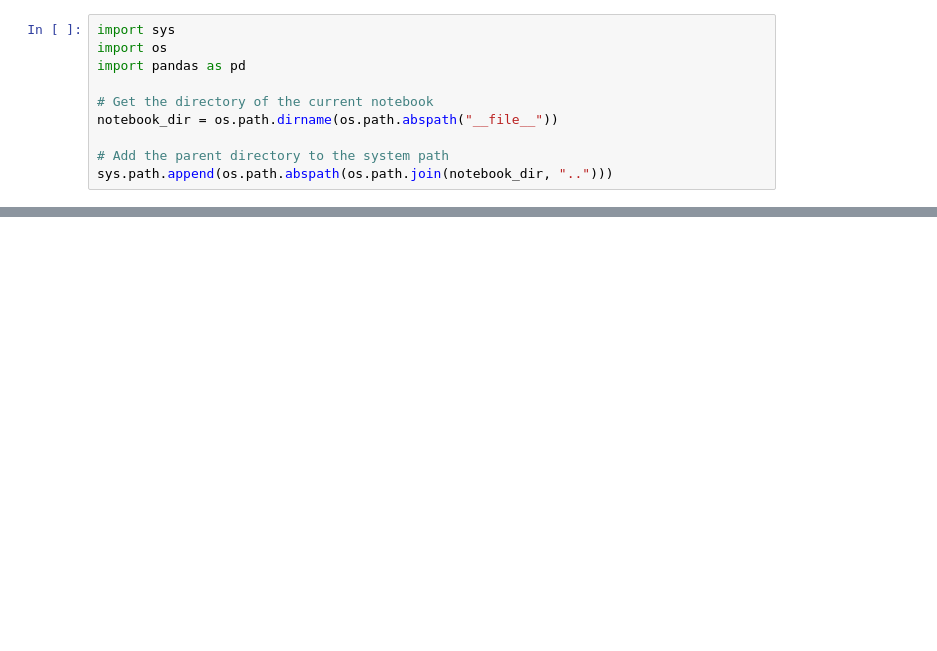
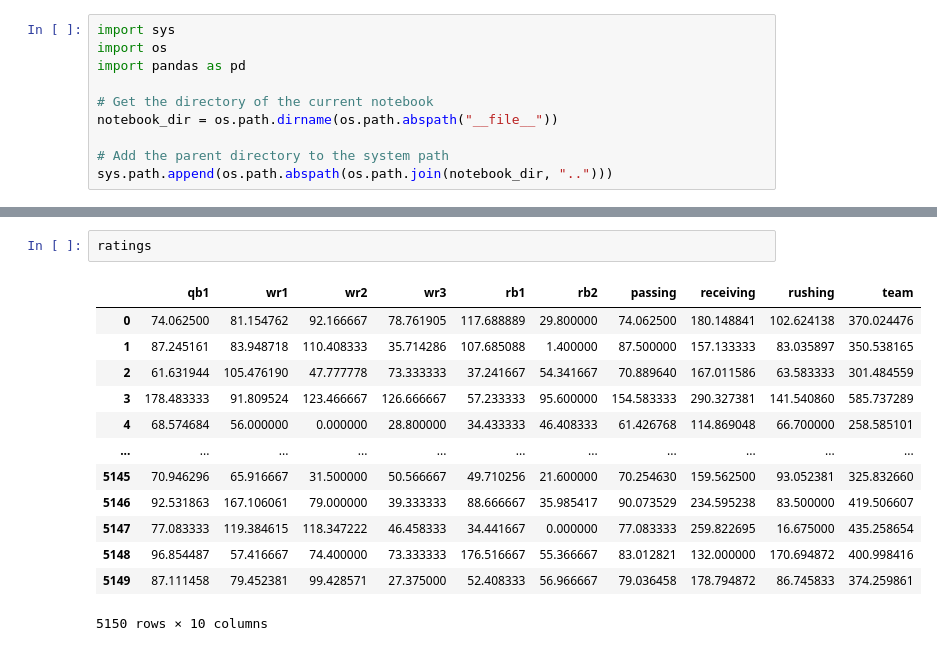
Before and after one commit to b-heilman/bmoor-united, a Jupyter notebook: skunk_works/nfl_crawler/src/notebooks/rating.ipynb, the cells around one changed output, grey strips where cells are left out. Cells and saved outputs as stored; diff of their text form; blank space fills up the shorter version.

```diff
--- a/skunk_works/nfl_crawler/src/notebooks/rating.ipynb
+++ b/skunk_works/nfl_crawler/src/notebooks/rating.ipynb
@@ -81,0 +171,16 @@ r_delta[r_delta['playerDisplay'] == 'Saquon Barkley']
+# %%
+ratings
+# %% [output]
+|  | qb1 | wr1 | wr2 | wr3 | rb1 | rb2 | passing | receiving | rushing | team |
+| 0 | 74.062500 | 81.154762 | 92.166667 | 78.761905 | 117.688889 | 29.800000 | 74.062500 | 180.148841 | 102.624138 | 370.024476 |
+| 1 | 87.245161 | 83.948718 | 110.408333 | 35.714286 | 107.685088 | 1.400000 | 87.500000 | 157.133333 | 83.035897 | 350.538165 |
+| 2 | 61.631944 | 105.476190 | 47.777778 | 73.333333 | 37.241667 | 54.341667 | 70.889640 | 167.011586 | 63.583333 | 301.484559 |
+| 3 | 178.483333 | 91.809524 | 123.466667 | 126.666667 | 57.233333 | 95.600000 | 154.583333 | 290.327381 | 141.540860 | 585.737289 |
+| 4 | 68.574684 | 56.000000 | 0.000000 | 28.800000 | 34.433333 | 46.408333 | 61.426768 | 114.869048 | 66.700000 | 258.585101 |
+| ... | ... | ... | ... | ... | ... | ... | ... | ... | ... | ... |
+| 5145 | 70.946296 | 65.916667 | 31.500000 | 50.566667 | 49.710256 | 21.600000 | 70.254630 | 159.562500 | 93.052381 | 325.832660 |
+| 5146 | 92.531863 | 167.106061 | 79.000000 | 39.333333 | 88.666667 | 35.985417 | 90.073529 | 234.595238 | 83.500000 | 419.506607 |
+| 5147 | 77.083333 | 119.384615 | 118.347222 | 46.458333 | 34.441667 | 0.000000 | 77.083333 | 259.822695 | 16.675000 | 435.258654 |
+| 5148 | 96.854487 | 57.416667 | 74.400000 | 73.333333 | 176.516667 | 55.366667 | 83.012821 | 132.000000 | 170.694872 | 400.998416 |
+| 5149 | 87.111458 | 79.452381 | 99.428571 | 27.375000 | 52.408333 | 56.966667 | 79.036458 | 178.794872 | 86.745833 | 374.259861 |
+5150 rows × 10 columns
```
Also changed, not shown: parts of 9 cells of this notebook, 24 other files.
